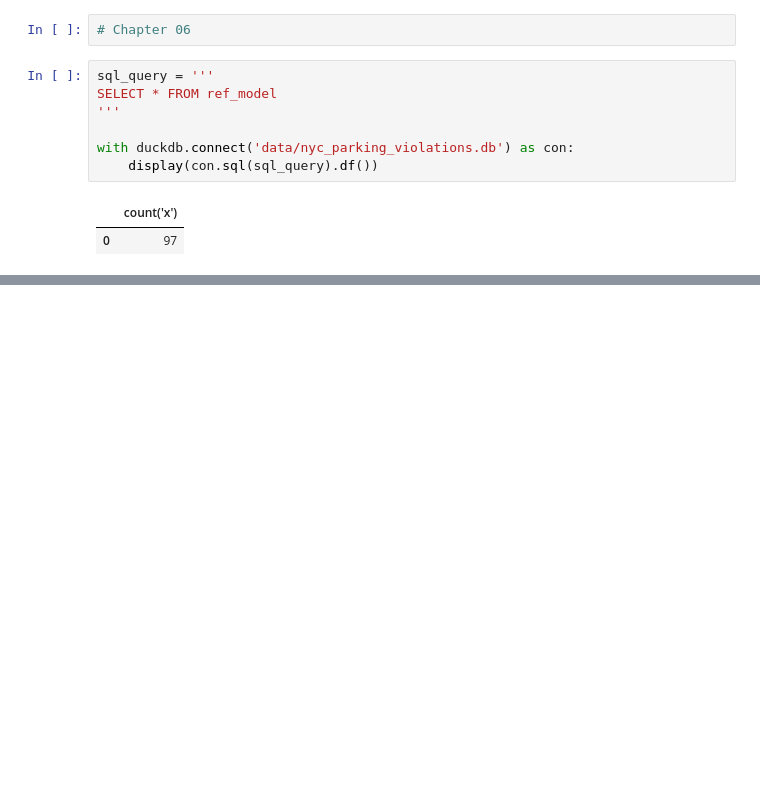
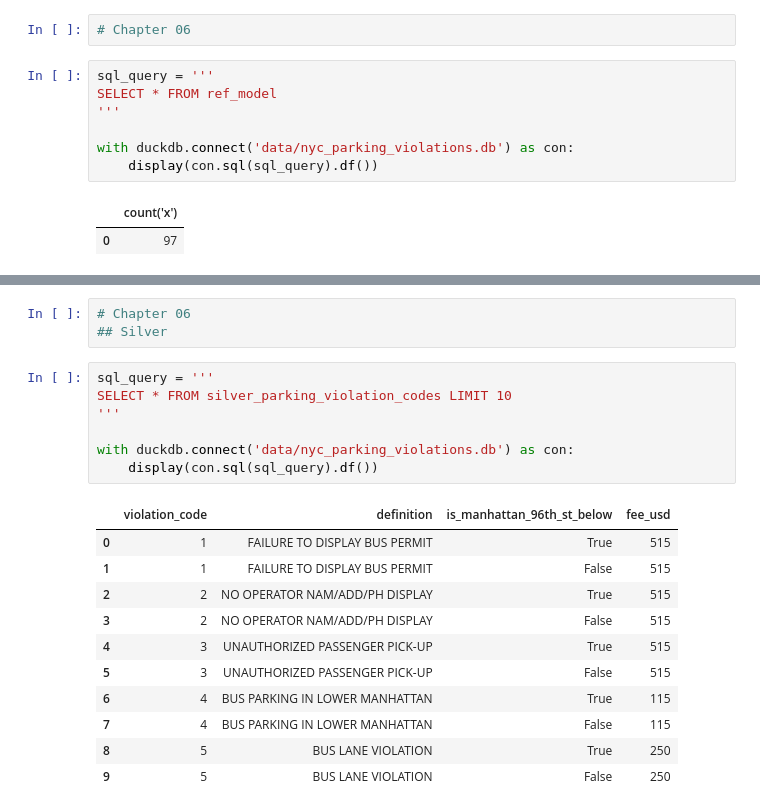
Before and after one commit to sam-dedge/data-engineering-with-data-build-tool-dbt-4458303, a Jupyter notebook: run_sql_queries_here.ipynb, the cells around one changed output, grey strips where cells are left out. Drawn from its saved outputs; the diff is of its cells as text; blank space fills up the shorter version.

```diff
--- a/run_sql_queries_here.ipynb
+++ b/run_sql_queries_here.ipynb
@@ -76,0 +102,22 @@ with duckdb.connect('data/nyc_parking_violations.db') as con:
+# %%
+# Chapter 06
+## Silver
+# %%
+sql_query = '''
+SELECT * FROM silver_parking_violation_codes LIMIT 10
+'''
+
+with duckdb.connect('data/nyc_parking_violations.db') as con:
+    display(con.sql(sql_query).df())
+# %% [output]
+|  | violation_code | definition | is_manhattan_96th_st_below | fee_usd |
+| 0 | 1 | FAILURE TO DISPLAY BUS PERMIT | True | 515 |
+| 1 | 1 | FAILURE TO DISPLAY BUS PERMIT | False | 515 |
+| 2 | 2 | NO OPERATOR NAM/ADD/PH DISPLAY | True | 515 |
+| 3 | 2 | NO OPERATOR NAM/ADD/PH DISPLAY | False | 515 |
+| 4 | 3 | UNAUTHORIZED PASSENGER PICK-UP | True | 515 |
+| 5 | 3 | UNAUTHORIZED PASSENGER PICK-UP | False | 515 |
+| 6 | 4 | BUS PARKING IN LOWER MANHATTAN | True | 115 |
+| 7 | 4 | BUS PARKING IN LOWER MANHATTAN | False | 115 |
+| 8 | 5 | BUS LANE VIOLATION | True | 250 |
+| 9 | 5 | BUS LANE VIOLATION | False | 250 |
```
Also changed, not shown: parts of 7 cells of this notebook, 9 other files.
